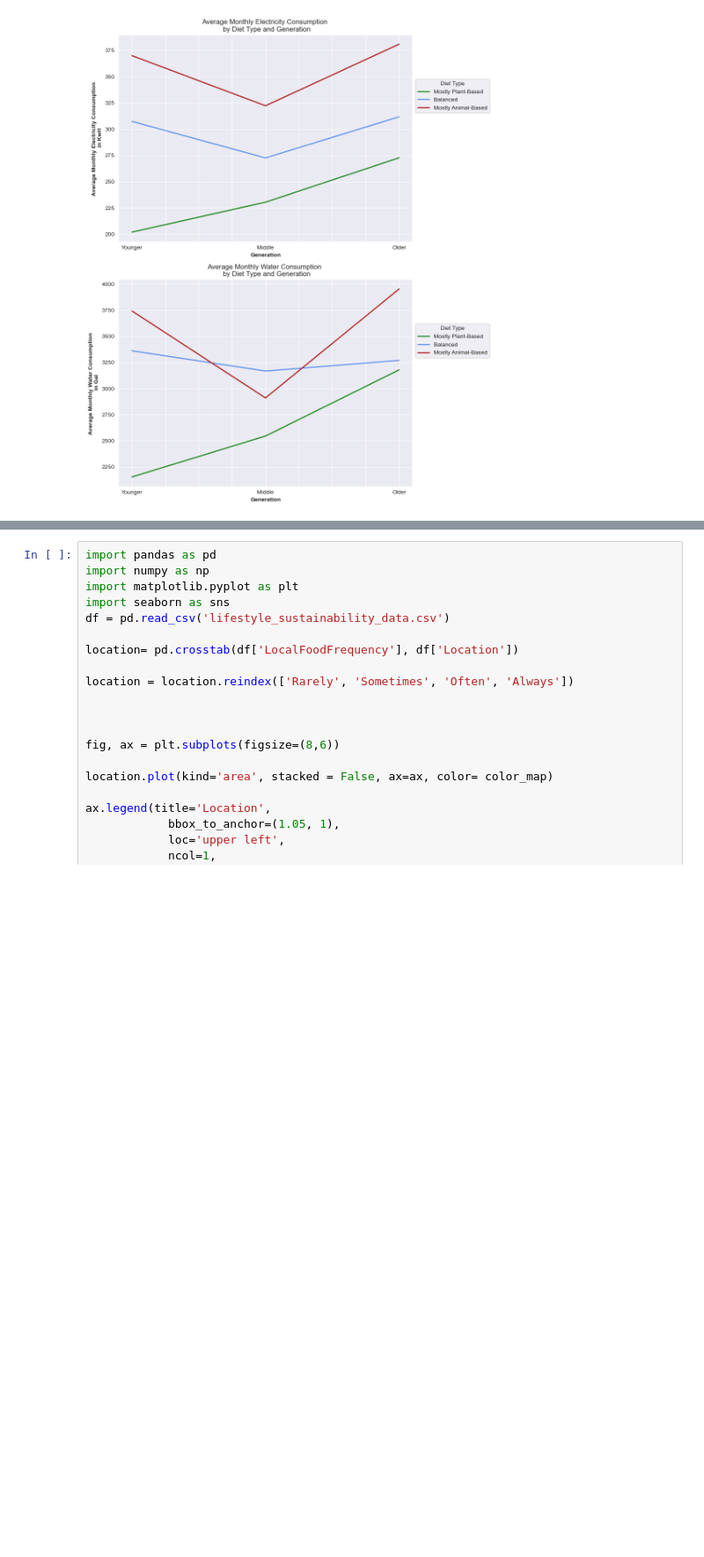
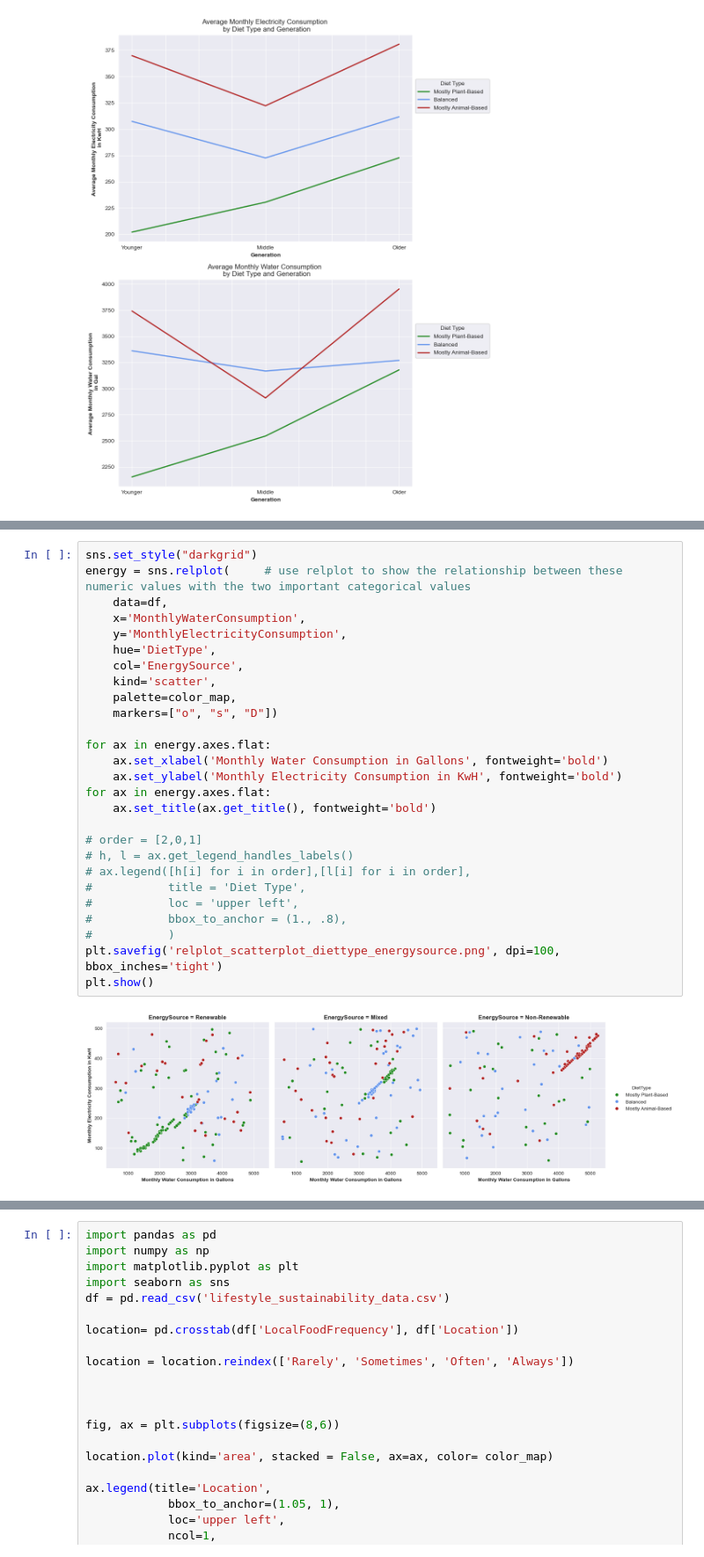
Before and after one commit to benmanzano/Data-Analysis-with-Python, a Jupyter notebook: PythonProject.ipynb, the cells around one changed output, grey strips where cells are left out. Shown at 88% size. Saved outputs shown, nothing was run; the diff lists cells and outputs as text; blank space fills up the shorter version.

```diff
--- a/PythonProject.ipynb
+++ b/PythonProject.ipynb
@@ -327,0 +395,29 @@ sns.swarmplot(data = df, x = 'DietType', y='Age', hue='Location', palette = colo
+# %%
+sns.set_style("darkgrid")
+energy = sns.relplot(     # use relplot to show the relationship between these numeric values with the two important categorical values
+    data=df,
+    x='MonthlyWaterConsumption',
+    y='MonthlyElectricityConsumption',
+    hue='DietType',
+    col='EnergySource',
+    kind='scatter',
+    palette=color_map,
+    markers=["o", "s", "D"])
+
+for ax in energy.axes.flat:
+    ax.set_xlabel('Monthly Water Consumption in Gallons', fontweight='bold')
+    ax.set_ylabel('Monthly Electricity Consumption in KwH', fontweight='bold')
+for ax in energy.axes.flat:
+    ax.set_title(ax.get_title(), fontweight='bold')
+
+# order = [2,0,1]
+# h, l = ax.get_legend_handles_labels()
+# ax.legend([h[i] for i in order],[l[i] for i in order],
+#           title = 'Diet Type',
+#           loc = 'upper left',
+#           bbox_to_anchor = (1., .8),
+#           )
+plt.savefig('relplot_scatterplot_diettype_energysource.png', dpi=100, bbox_inches='tight')
+plt.show()
+# %% [output]
+[figure, added]
```
Also changed, not shown: parts of 5 cells of this notebook.
